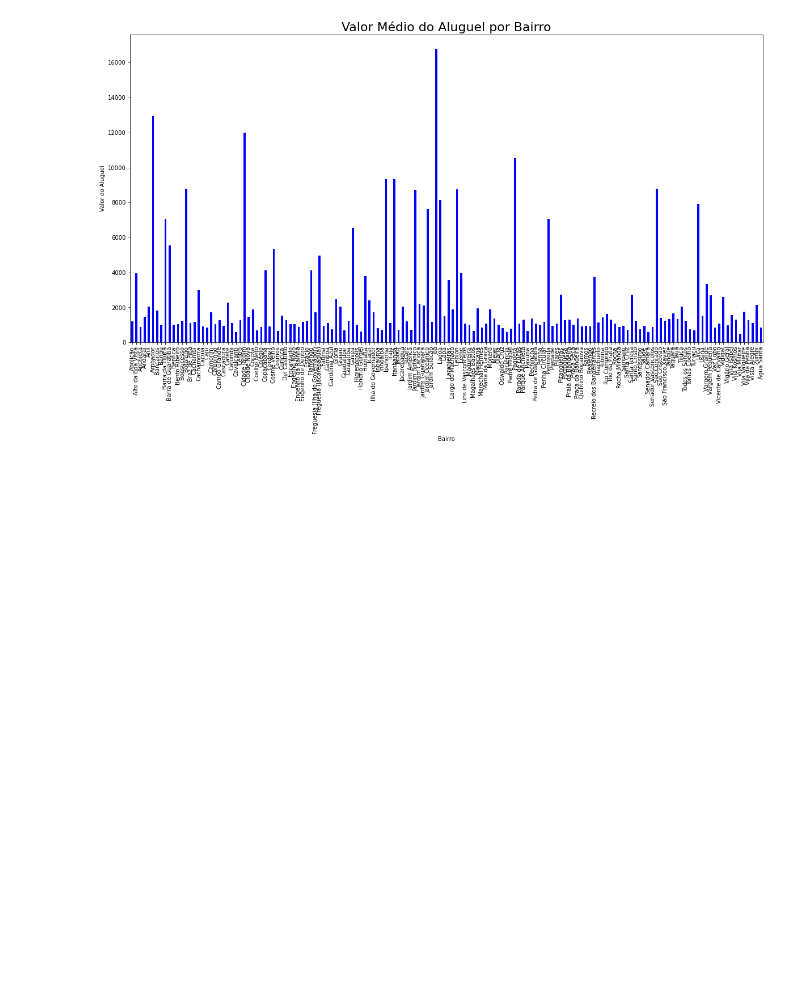
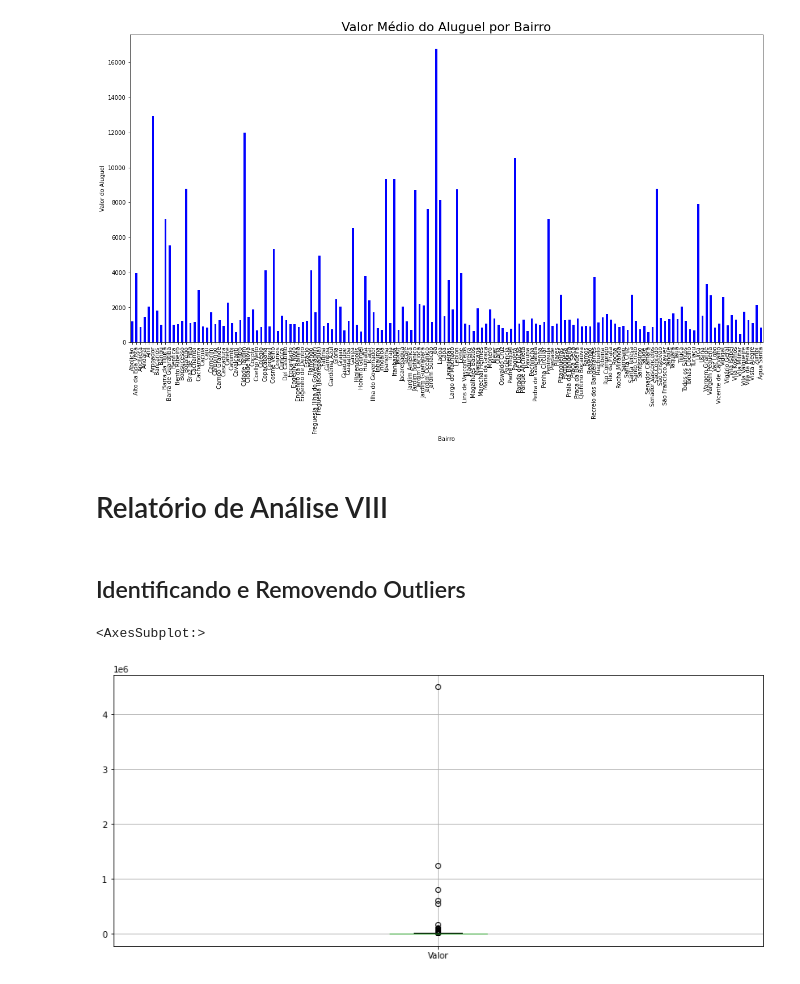
Before and after one commit to nsfoliveira/Python, a Jupyter notebook: ALURA_F_Python/F_PythonDS_03/Pandas_Aluguel.ipynb, the cells around one changed output. Cells and saved outputs as stored; diff of their text form; code cells hidden in the pictures; blank space fills up the shorter version.

```diff
--- a/ALURA_F_Python/F_PythonDS_03/Pandas_Aluguel.ipynb
+++ b/ALURA_F_Python/F_PythonDS_03/Pandas_Aluguel.ipynb
@@ -1126,3 +1125,29 @@ fig2.set_title('Valor Médio do Aluguel por Bairro', {'fontsize': 22})
 # %% [output]
 Text(0.5, 1.0, 'Valor Médio do Aluguel por Bairro')
 [figure]
+# %% [markdown]
+# Relatório de Análise VIII
+# %% [markdown]
+## Identificando e Removendo Outliers
+# %%
+# usando matplotlib para visualizações gráficas
+# config para mostrar as visualizações no jupyter
+
+# inline mostrara um gráfico estática na tela
+%matplotlib inline
+
+import matplotlib.pyplot as plt
+
+# configura o tamanho que queremos que essa figura fique na tela
+plt.rc('figure', figsize = (14,6))
+# %%
+dados = pd.read_csv('aluguel_v5.csv', sep = ';')
+# %%
+# Para remoção dos outliers, vamos trabalhar com o boxplot
+
+dados.boxplot(['Valor'])
+
+# É possível ver que temos dados com muitos problemas, por isso não é possível visualizar os dados que estão entre o Q1, Q3 e os limites
+# %% [output]
+<AxesSubplot:>
+[figure, added]
```
Also changed, not shown: parts of 10 cells of this notebook, 3 other files.
